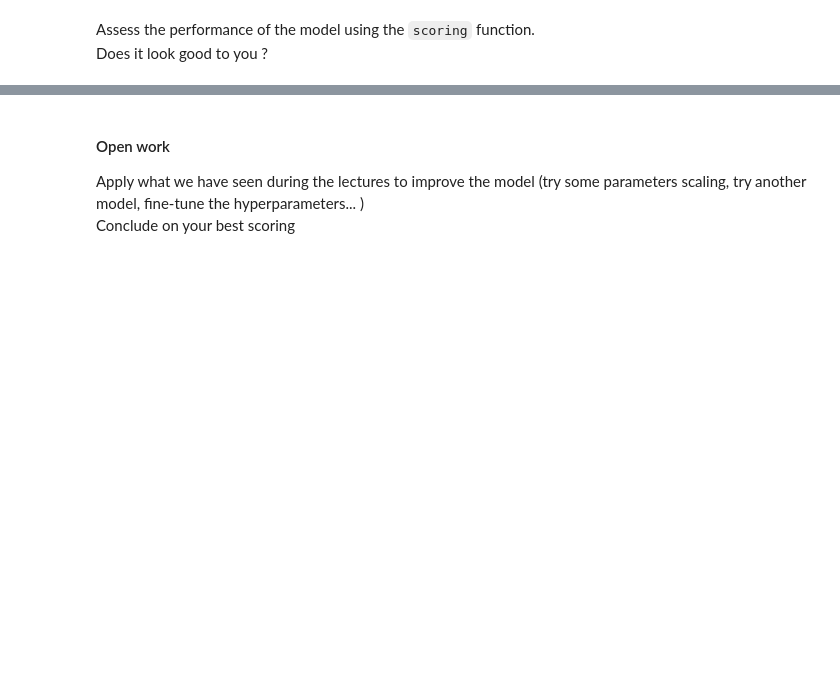
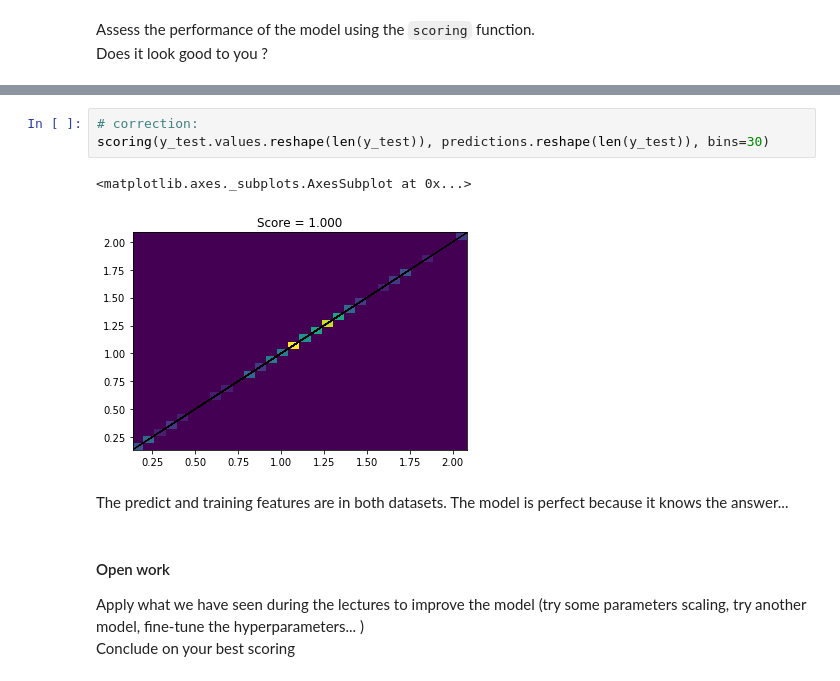
Before and after one commit to vuillaut/data-science_student, a Jupyter notebook: Exam/exam.ipynb, the cells around one changed output, grey strips where cells are left out. Cells and saved outputs as stored; diff of their text form; blank space fills up the shorter version.

```diff
--- a/Exam/exam.ipynb
+++ b/Exam/exam.ipynb
@@ -351,3 +351,11 @@ scoring(y_test.values,np.array(predictions))
+# %%
+# correction:
+scoring(y_test.values.reshape(len(y_test)), predictions.reshape(len(y_test)), bins=30)
+# %% [output]
+<matplotlib.axes._subplots.AxesSubplot at 0x...>
+[figure, added]
+# %% [markdown]
+The predict and training features are in both datasets. The model is perfect because it knows the answer...
 # %% [markdown]
 #### Open work
 Apply what we have seen during the lectures to improve the model (try some parameters scaling, try another model, fine-tune the hyperparameters... )
```
Also changed, not shown: parts of 5 cells of this notebook.
